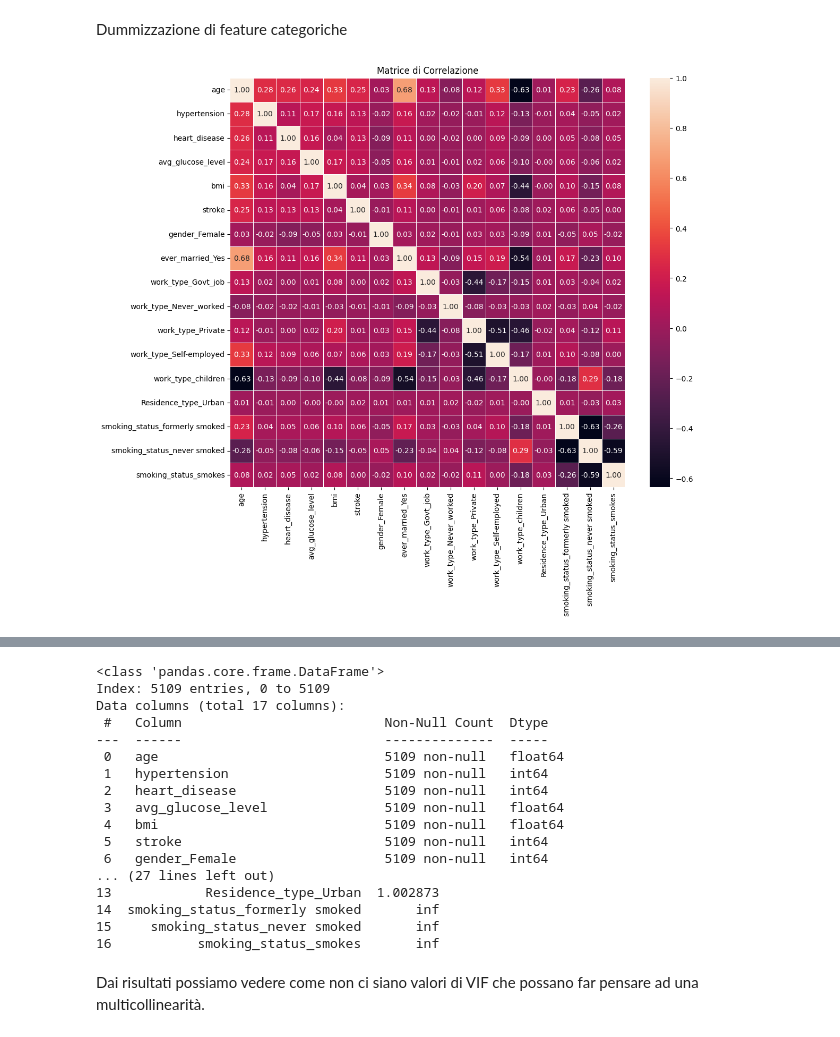
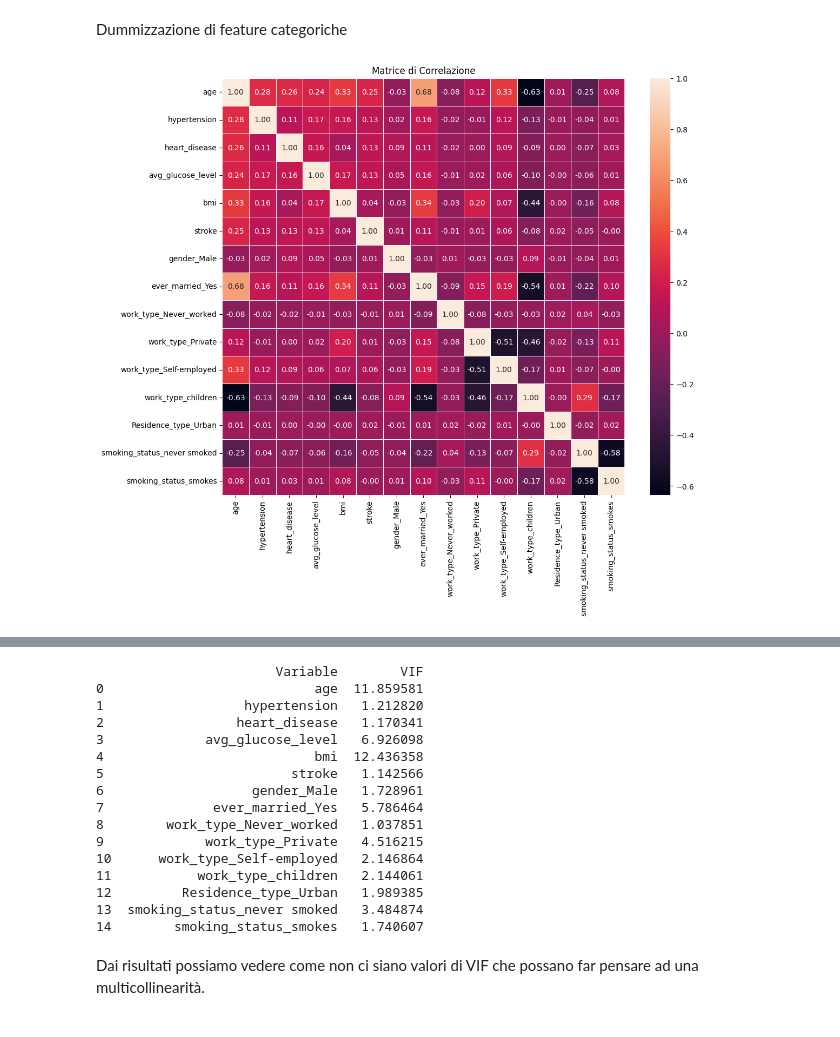
Before and after one commit to Daniele-00/Progetto-MachineLearning, a Jupyter notebook: ProgettoStroke/progettoML.ipynb, the cells around one changed output, grey strips where cells are left out. Cells and saved outputs as stored; diff of their text form; code cells hidden in the pictures.

```diff
--- a/ProgettoStroke/progettoML.ipynb
+++ b/ProgettoStroke/progettoML.ipynb
@@ -536,20 +537,17 @@ Dummizzazione di feature categoriche
 # %%
 
 columns_to_encode = ["gender" ,"ever_married","work_type" ,"Residence_type","smoking_status"]
-ds_stroke = pd.get_dummies(ds_stroke , columns=columns_to_encode)
-ds_stroke = ds_stroke.drop('ever_married_No', axis=1)
-ds_stroke = ds_stroke.drop('Residence_type_Rural', axis=1)
-ds_stroke = ds_stroke.drop('gender_Male', axis=1)
+ds_stroke = pd.get_dummies(ds_stroke , columns=columns_to_encode, drop_first=True)
 corr_matrix = ds_stroke.corr(numeric_only=True)
 plt.figure(figsize=(12, 10))
 sns.heatmap(corr_matrix, annot=True, fmt=".2f", linewidths=.5)
 plt.title('Matrice di Correlazione')
 plt.show()
 
 print(ds_stroke.duplicated().sum())
 print(ds_stroke.info())
 # %% [output]
-[figure, old version]
+[figure, new version]
 0
 <class 'pandas.core.frame.DataFrame'>
 Index: 5109 entries, 0 to 5109
@@ -572,29 +570,27 @@ None
 for colonna in ds_stroke.columns:
     if ds_stroke[colonna].dtype == 'bool':
         ds_stroke[colonna] = ds_stroke[colonna].astype('int64')
-print(ds_stroke.info())
 vif_data = pd.DataFrame()
 vif_data["Variable"] = ds_stroke.columns
 vif_data["VIF"] = [variance_inflation_factor(ds_stroke.values, i) for i in range(ds_stroke.shape[1])]
 print(vif_data)
 # %% [output]
-<class 'pandas.core.frame.DataFrame'>
-Index: 5109 entries, 0 to 5109
-Data columns (total 17 columns):
- #   Column                          Non-Null Count  Dtype
----  ------                          --------------  -----
- 0   age                             5109 non-null   float64
- 1   hypertension                    5109 non-null   int64
- 2   heart_disease                   5109 non-null   int64
- 3   avg_glucose_level               5109 non-null   float64
- 4   bmi                             5109 non-null   float64
- 5   stroke                          5109 non-null   int64
- 6   gender_Female                   5109 non-null   int64
-... (27 lines left out)
-13            Residence_type_Urban  1.002873
-14  smoking_status_formerly smoked       inf
-15     smoking_status_never smoked       inf
-16           smoking_status_smokes       inf
+                       Variable        VIF
+0                           age  11.859581
+1                  hypertension   1.212820
+2                 heart_disease   1.170341
+3             avg_glucose_level   6.926098
+4                           bmi  12.436358
+5                        stroke   1.142566
+6                   gender_Male   1.728961
+7              ever_married_Yes   5.786464
+8        work_type_Never_worked   1.037851
+9             work_type_Private   4.516215
+10      work_type_Self-employed   2.146864
+11           work_type_children   2.144061
+12         Residence_type_Urban   1.989385
+13  smoking_status_never smoked   3.484874
+14        smoking_status_smokes   1.740607
 # %% [markdown]
 Dai risultati possiamo vedere come non ci siano valori di VIF che possano far pensare ad una multicollinearità.
 # %% [markdown]
```
Also changed, not shown: parts of 22 cells of this notebook.
